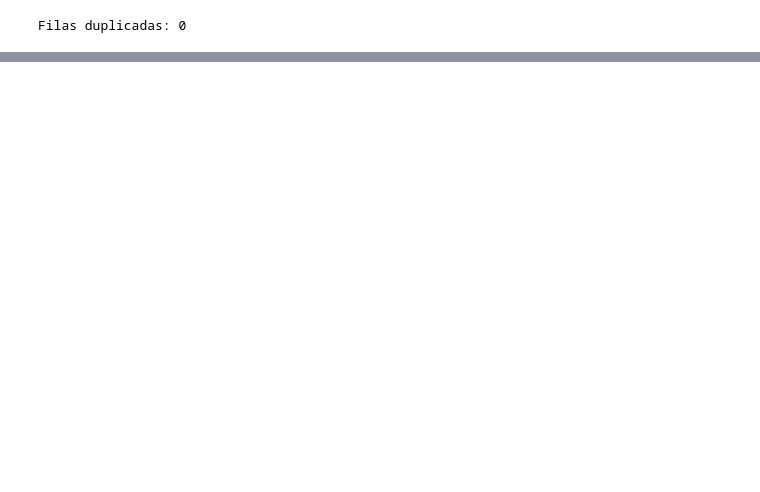
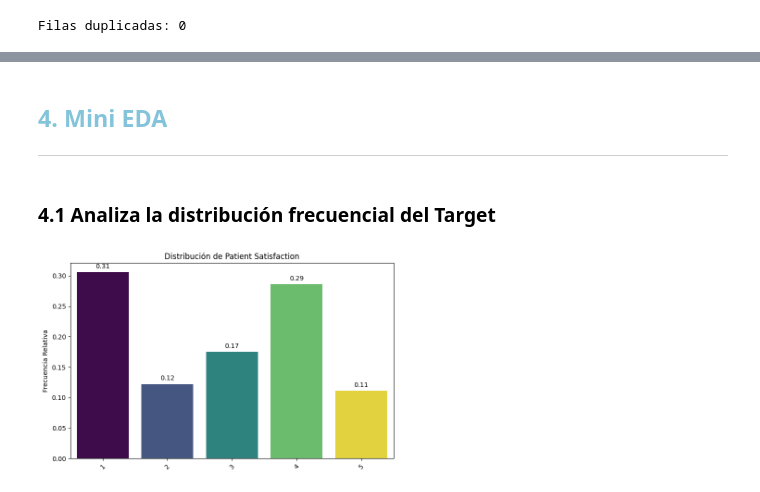
Before and after one commit to nadia0207/ML_Espera_Emergencia, a Jupyter notebook: notebooks/02_LimpiezaEDA.ipynb, the cells around one changed output, grey strips where cells are left out. Saved outputs shown, nothing was run; the diff lists cells and outputs as text; code cells hidden in the pictures; blank space fills up the shorter version.

```diff
--- a/notebooks/02_LimpiezaEDA.ipynb
+++ b/notebooks/02_LimpiezaEDA.ipynb
@@ -102,0 +113,6 @@ Filas duplicadas: 0
+# %%
+from sklearn.model_selection import train_test_split
+
+train_set, test_set = train_test_split(df, test_size= 0.2, random_state= 42)
+print(f'Train: {train_set.shape}')
+print(f'Test : {test_set.shape}')
@@ -102,0 +149,2 @@ Filas duplicadas: 0
+# %%
+train_set = elimina_columnas_id(train_set)
@@ -102,0 +172,2 @@ Filas duplicadas: 0
+# %%
+train_set = elimina_Total_Wait_Time(train_set)
@@ -102,0 +196,2 @@ Filas duplicadas: 0
+# %%
+train_set = elimina_Visit_Date(train_set)
@@ -102,0 +218,11 @@ Filas duplicadas: 0
+# %% [markdown]
+## <font color = #84c4da >**4. Mini EDA** </font>
+
+---
+# %% [markdown]
+### **4.1 Analiza la distribución frecuencial del Target**
+# %%
+target = 'Patient Satisfaction'
+bt.pinta_distribucion_categoricas(train_set,[target], mostrar_valores= True, relativa= True)
+# %% [output]
+[figure, added]
```
Also changed, not shown: parts of 28 cells of this notebook.
